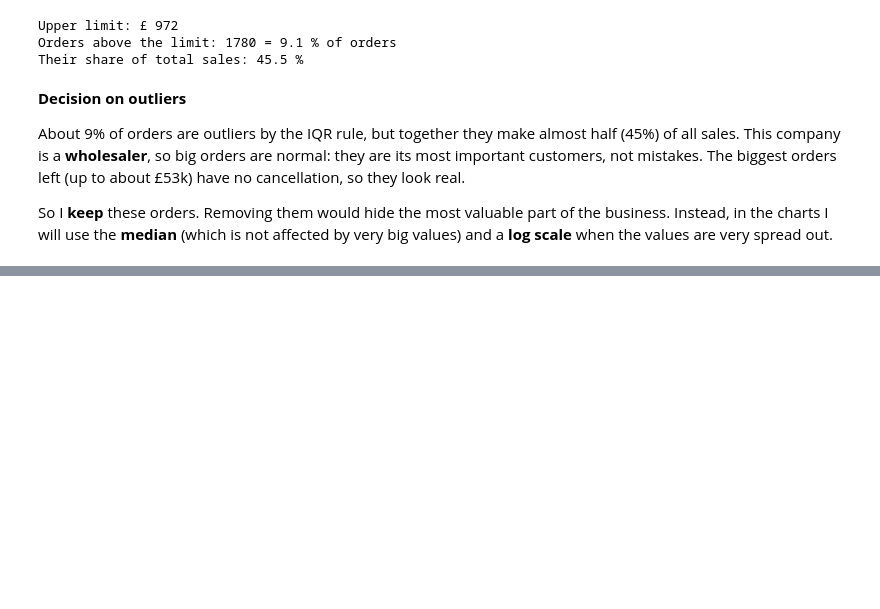
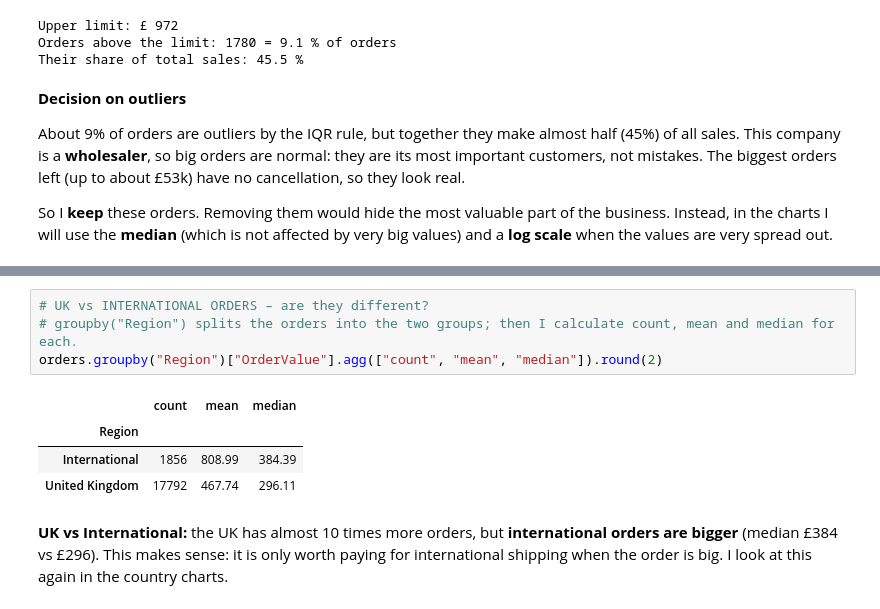
Before and after one commit to 2023357/CA2_Data_Vizualisation, a Jupyter notebook: CA2_Online_Retail.ipynb, the cells around one changed output, grey strips where cells are left out. Cells and saved outputs as stored; diff of their text form; blank space fills up the shorter version.

```diff
--- a/CA2_Online_Retail.ipynb
+++ b/CA2_Online_Retail.ipynb
@@ -591,0 +658,11 @@ So I **keep** these orders. Removing them would hide the most valuable part of t
+# %%
+# UK vs INTERNATIONAL ORDERS – are they different?
+# groupby("Region") splits the orders into the two groups; then I calculate count, mean and median for each.
+orders.groupby("Region")["OrderValue"].agg(["count", "mean", "median"]).round(2)
+# %% [output]
+|  | count | mean | median |
+| Region |  |  |  |
+| International | 1856 | 808.99 | 384.39 |
+| United Kingdom | 17792 | 467.74 | 296.11 |
+# %% [markdown]
+**UK vs International:** the UK has almost 10 times more orders, but **international orders are bigger** (median £384 vs £296). This makes sense: it is only worth paying for international shipping when the order is big. I look at this again in the country charts.
```
Also changed, not shown: parts of 6 cells of this notebook.
